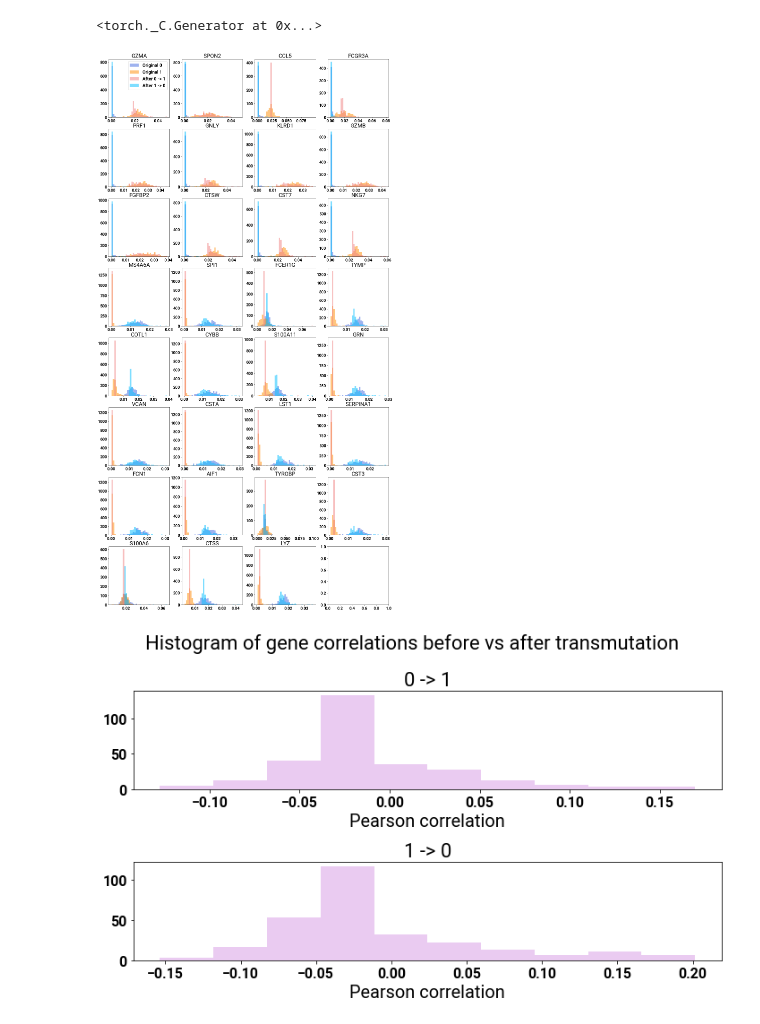
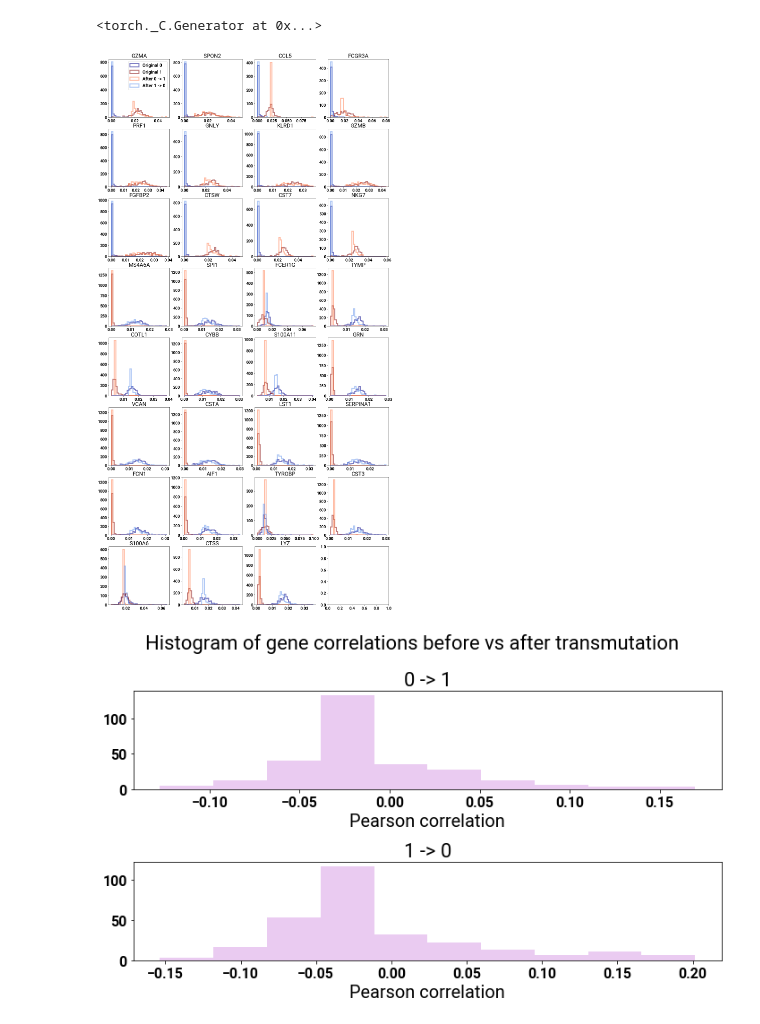
Before and after one commit to Genentech/branched-diffusion, a Jupyter notebook: notebooks/figures/scrna_covid_flu_hybrid_transmutation.ipynb, the cells around one changed output. Saved outputs shown, nothing was run; the diff lists cells and outputs as text; code cells hidden in the pictures.

Commit message:
Update scRNA transmutation figures to be step histogram

```diff
--- a/notebooks/figures/scrna_covid_flu_hybrid_transmutation.ipynb
+++ b/notebooks/figures/scrna_covid_flu_hybrid_transmutation.ipynb
@@ -242,38 +242,39 @@ after_2_to_1_scaled = rescale_samples(after_2_to_1, class_1)
 # Plot marker genes
 feature_inds = []
 for gene in np.concatenate([marker_genes[class_1], marker_genes[class_2]]):
     if gene in gene_names:
         feature_inds.append(np.where(gene_names == gene)[0][0])
 num_to_plot = len(feature_inds)
 
 num_cols = 4
 num_rows = int(np.ceil(num_to_plot / num_cols))
 num_bins = 40
 
 # Plot feature values
 fig, ax = plt.subplots(ncols=num_cols, nrows=num_rows, figsize=(num_cols * 5, num_rows * 5))
 for i, f_i in enumerate(feature_inds):
     r, c = i // num_cols, i % num_cols
     orig_1_vals, orig_2_vals = orig_1[:, f_i], orig_2[:, f_i]
     after_1_to_2_vals, after_2_to_1_vals = after_1_to_2_scaled[:, f_i], after_2_to_1_scaled[:, f_i]
 
     all_vals = np.concatenate([orig_1_vals, orig_2_vals, after_1_to_2_vals, after_2_to_1_vals])
     bins = np.linspace(
         max(0, np.min(all_vals)), min(np.max(all_vals), 20), num_bins
     )
-    ax[r][c].hist(orig_1_vals, bins=bins, color="royalblue", label=("Original %d" % class_1), density=True, alpha=0.5)
-    ax[r][c].hist(orig_2_vals, bins=bins, color="darkorange", label=("Original %d" % class_2), density=True, alpha=0.5)
-    ax[r][c].hist(after_1_to_2_vals, bins=bins, color="lightcoral", label=("After %d -> %d" % (class_1, class_2)), density=True, alpha=0.5)
-    ax[r][c].hist(after_2_to_1_vals, bins=bins, color="deepskyblue", label=("After %d -> %d" % (class_2, class_1)), density=True, alpha=0.5)
+    line_width = 4
+    ax[r][c].hist(orig_1_vals, bins=bins, histtype="step", color="darkblue", linewidth=line_width, label=("Original %d" % class_1), density=True, alpha=0.5)
+    ax[r][c].hist(orig_2_vals, bins=bins, histtype="step", color="maroon", linewidth=line_width, label=("Original %d" % class_2), density=True, alpha=0.5)
+    ax[r][c].hist(after_1_to_2_vals, bins=bins, histtype="step", color="coral", linewidth=line_width, label=("After %d -> %d" % (class_1, class_2)), density=True, alpha=0.5)
+    ax[r][c].hist(after_2_to_1_vals, bins=bins, histtype="step", color="cornflowerblue", linewidth=line_width, label=("After %d -> %d" % (class_2, class_1)), density=True, alpha=0.5)
     ax[r][c].set_title(gene_names[f_i])
 ax[0][0].legend()
 fig.savefig(
     os.path.join(out_path, "transmutation_predictions_marker_genes.svg"),
     format="svg"
 )
 plt.show()
 # %% [output]
-[figure, old version]
+[figure, new version]
 # %%
 # Compute correlation of features before and after transmutation
 num_features = before_1_to_2.shape[1]
```
Also changed, not shown: 1 other file.
